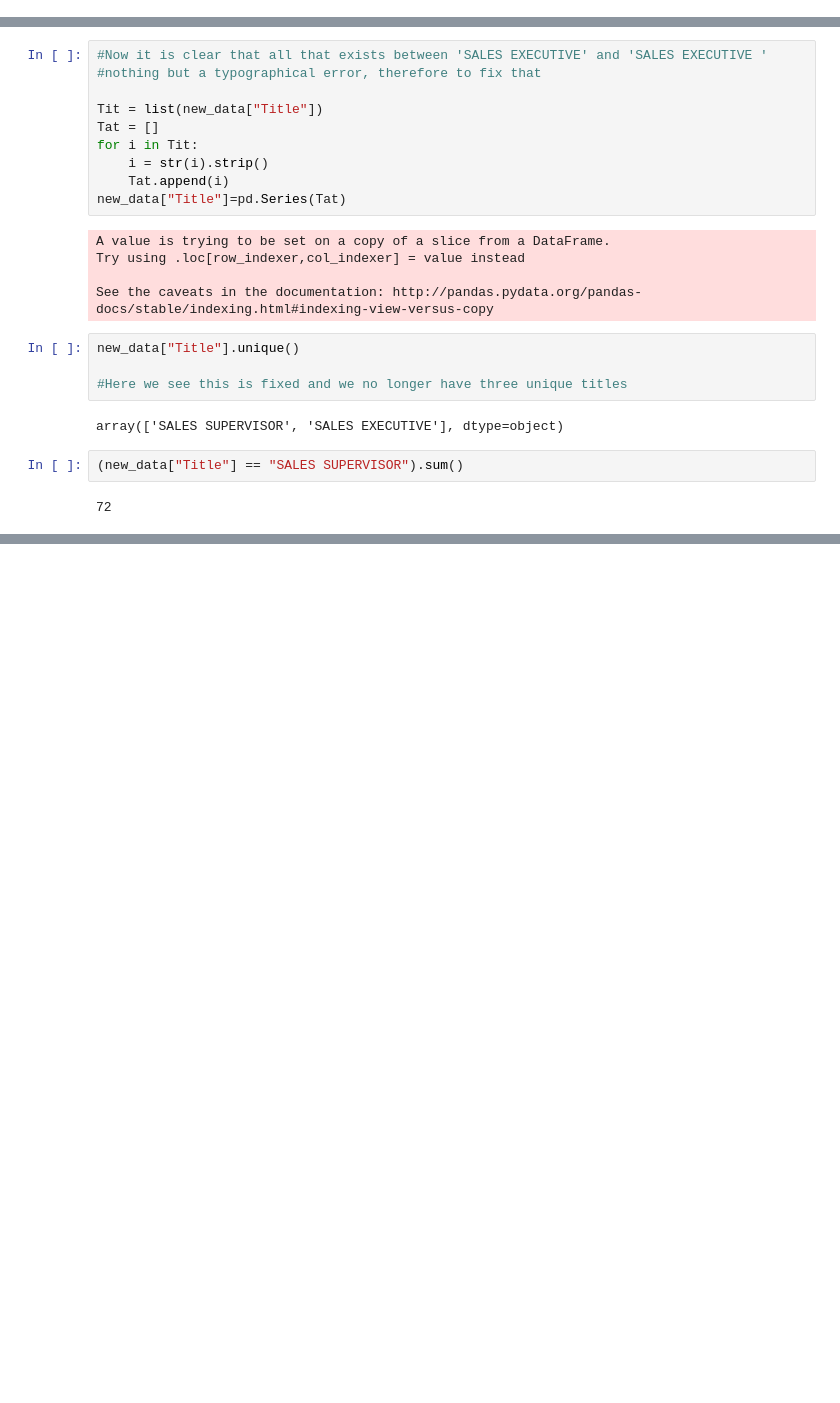
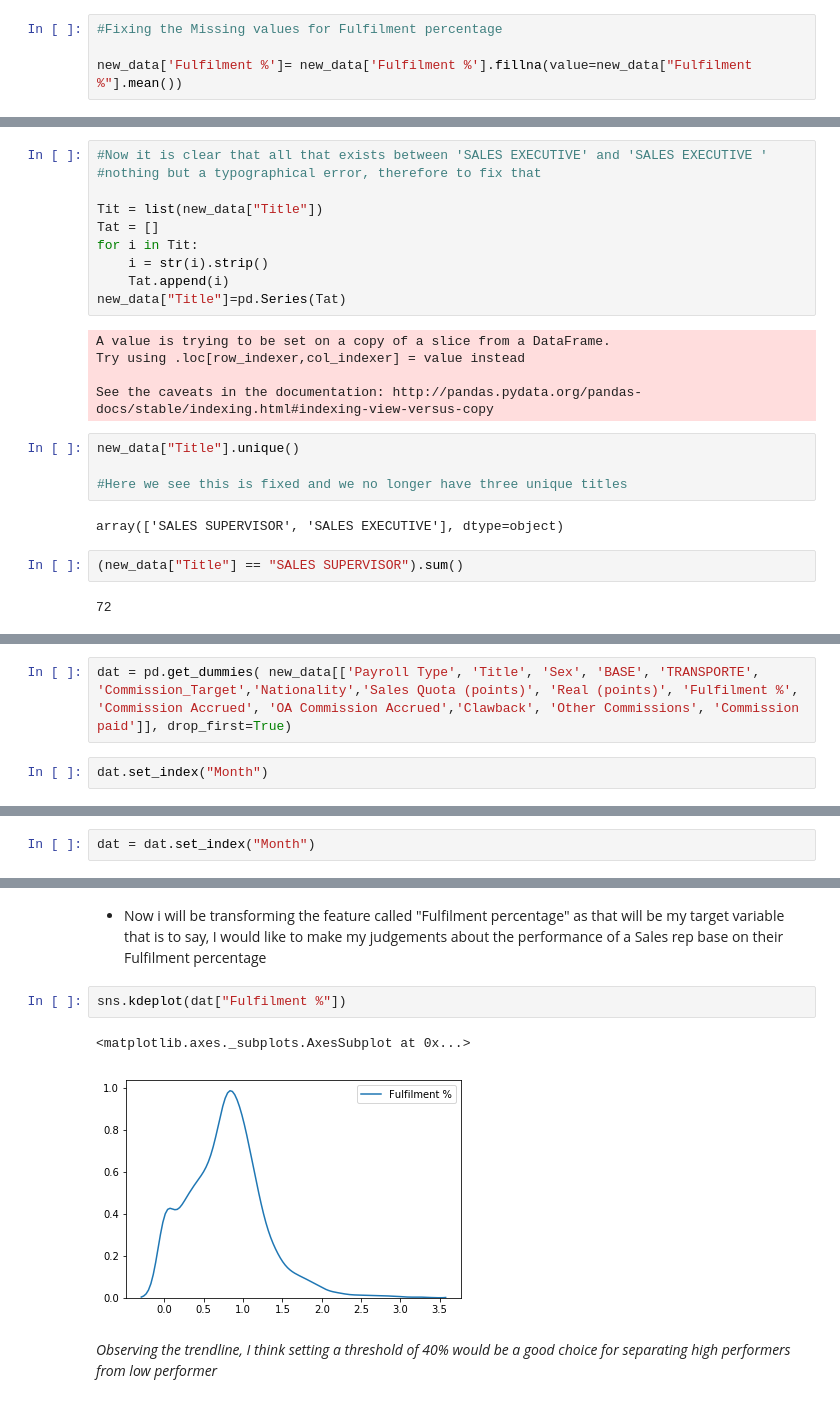
Before and after one commit to jephtah/data-Dennis, a Jupyter notebook: Dennis.ipynb, the cells around one changed output, grey strips where cells are left out. Drawn from its saved outputs; the diff is of its cells as text; blank space fills up the shorter version.

```diff
--- a/Dennis.ipynb
+++ b/Dennis.ipynb
@@ -118,3 +121,7 @@ new_data['Sales Quota (points)']= new_data['Sales Quota (points)'].fillna(value=
+# %%
+#Fixing the Missing values for Fulfilment percentage
+
+new_data['Fulfilment %']= new_data['Fulfilment %'].fillna(value=new_data["Fulfilment %"].mean())
 # %%
 # Acquiring the number of titles that exist
 new_data["Title"].count()
@@ -159,0 +173,4 @@ array(['SALES SUPERVISOR', 'SALES EXECUTIVE'], dtype=object)
+# %%
+dat = pd.get_dummies( new_data[['Payroll Type', 'Title', 'Sex', 'BASE', 'TRANSPORTE', 'Commission_Target','Nationality','Sales Quota (points)', 'Real (points)', 'Fulfilment %', 'Commission Accrued', 'OA Commission Accrued','Clawback', 'Other Commissions', 'Commission paid']], drop_first=True)
+# %%
+dat.set_index("Month")
@@ -159,0 +201,2 @@ array(['SALES SUPERVISOR', 'SALES EXECUTIVE'], dtype=object)
+# %%
+dat = dat.set_index("Month")
@@ -159,0 +225,9 @@ array(['SALES SUPERVISOR', 'SALES EXECUTIVE'], dtype=object)
+# %% [markdown]
+* Now i will be transforming the feature called "Fulfilment percentage" as that will be my target variable that is to say, I would like to make my judgements about the performance of a Sales rep base on their Fulfilment percentage
+# %%
+sns.kdeplot(dat["Fulfilment %"])
+# %% [output]
+<matplotlib.axes._subplots.AxesSubplot at 0x...>
+[figure, added]
+# %% [markdown]
+*Observing the trendline, I think setting a threshold of 40% would be a good choice for separating high performers from low performer*
```
Also changed, not shown: parts of 34 cells of this notebook.
